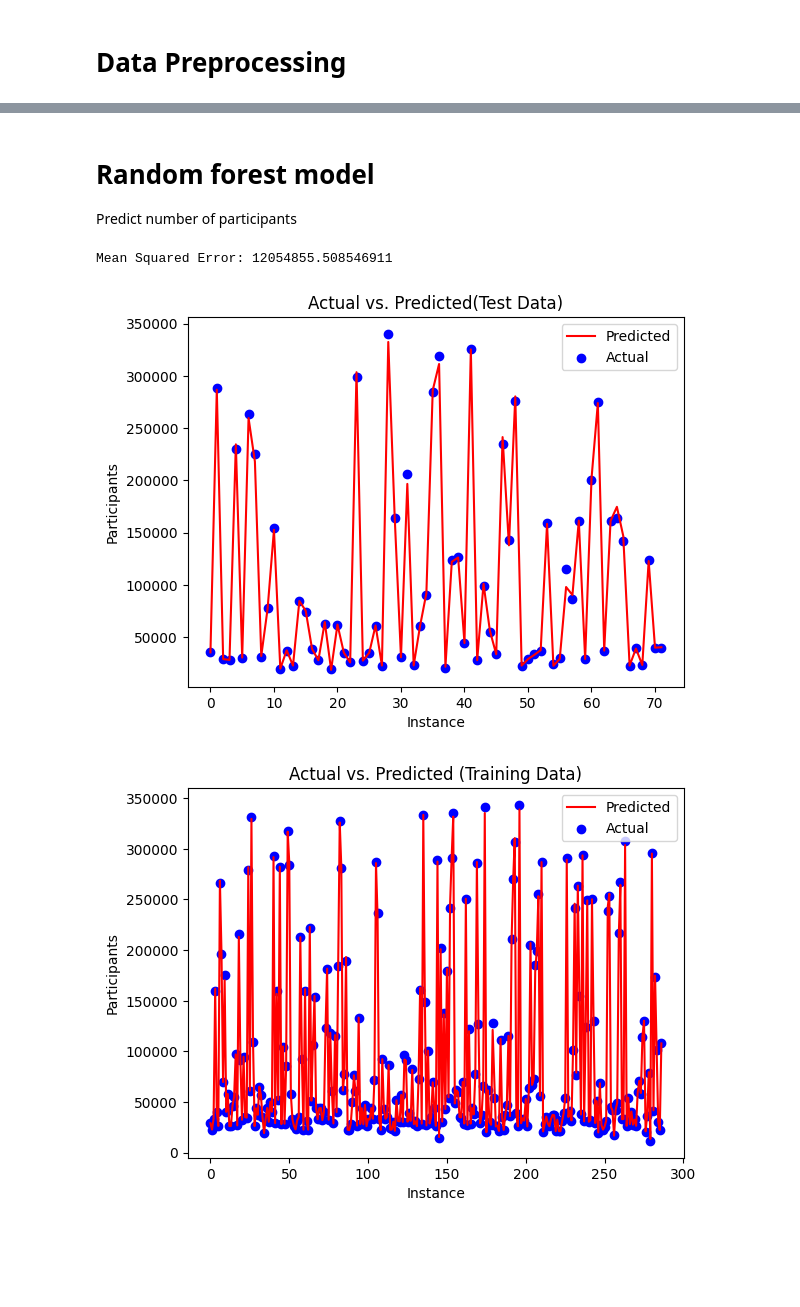
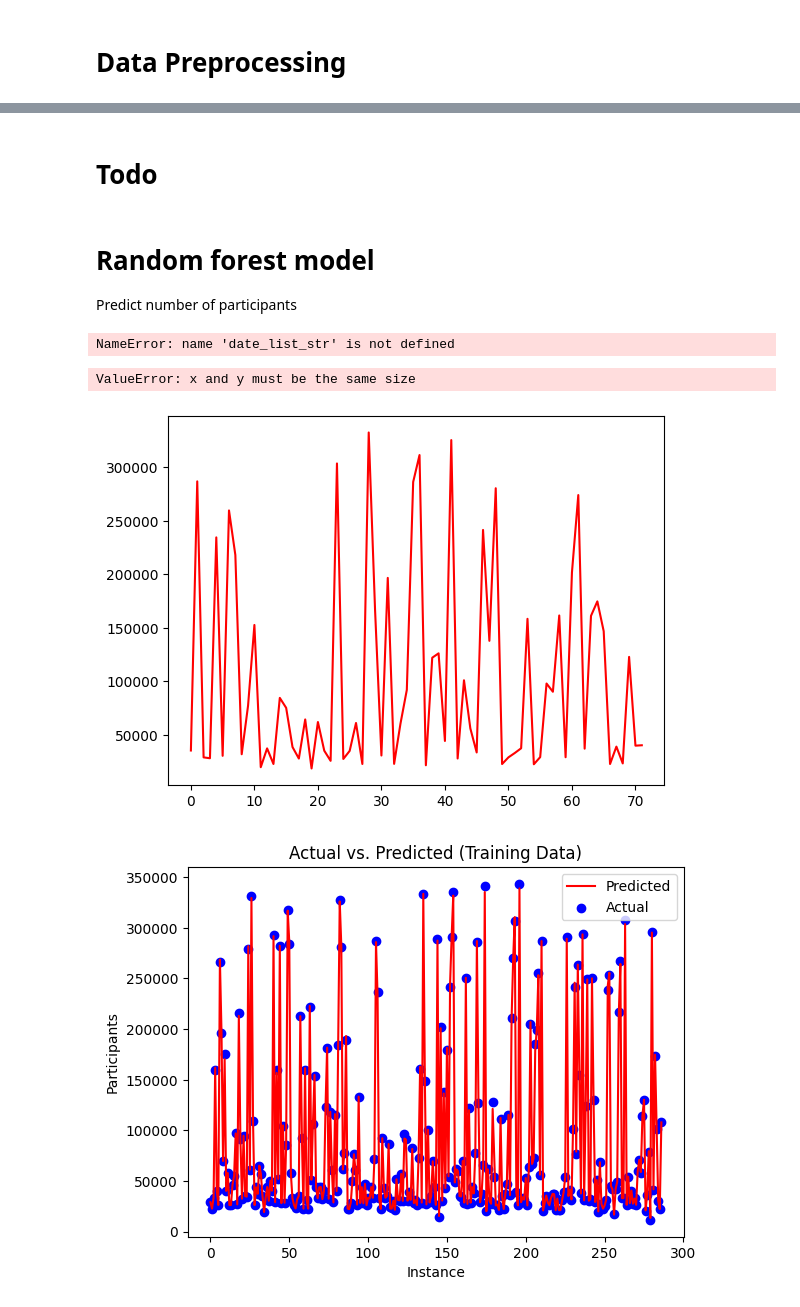
Before and after one commit to Qervas/mcm, a Jupyter notebook: data_preprocess.ipynb, the cells around one changed output, grey strips where cells are left out. Drawn from its saved outputs; the diff is of its cells as text; code cells hidden in the pictures; blank space fills up the shorter version.

```diff
--- a/data_preprocess.ipynb
+++ b/data_preprocess.ipynb
@@ -106,3 +147,5 @@ eg. $\frac{(1*a+2*b+3*c+4*d+5*c+6*e+7*f)}{100} = ~difficulty ~~coefficient$
+# %% [markdown]
+# Todo
 # %%
 # calculate the difficulty of each word
 D_list = [] # key: word, value: difficulty
@@ -120,17 +163,16 @@ from sklearn.metrics import mean_squared_error
 from sklearn.model_selection import train_test_split
 import numpy as np
 # %%
+import datetime
 
-#Transfer the date into a float number list
-date_list_float = []
-for date in date_list:
-	date_list_float.append(date.toordinal())
+# Set the reference date
+ref_date = datetime.date(2022, 1, 1)
 
-# Combine the input features: date, difficulty coeffient into an array
-X = np.array([date_list_float, D_list]).T
+# Convert the dates to datetime objects
+date_list = [datetime.datetime.strptime(date_str, '%Y-%m-%d').date() for date_str in date_list_str]
 
-# Use the normal people list as the target
-y = np.array(smoothed_normal_people_list)
+# Calculate the number of days since the reference date
+date_list_float = [(date - ref_date).days for date in date_list]
 
 
 # Split data into training and testing sets
@@ -145,25 +187,26 @@ rf.fit(X_train, y_train)
 # Make predictions on the test data
 y_pred = rf.predict(X_test)
 
-# Calculate mean squared error
-mse = mean_squared_error(y_test, y_pred)
-print('Mean Squared Error:', mse)
+# Evaluate model performance
+print('Mean Squared Error:', mean_squared_error(y_test, y_pred)) #  Calculate mean squared error
+print('R-squared:', r2_score(y_test, y_pred))
 # %% [output]
-Mean Squared Error: 12054855.508546911
+NameError: name 'date_list_str' is not defined
 # %%
 # Plot the predicted values as a red line
 plt.plot(y_pred, color='red', label='Predicted')
 
 # Plot the actual values as blue scatter points
-plt.scatter(range(len(y_test)), y_test, color='blue', label='Actual')
+plt.scatter(X_test, y_test, color='blue', label='Actual')
 
 plt.xlabel('Instance')
 plt.ylabel('Participants')
 plt.title('Actual vs. Predicted(Test Data)')
 plt.legend()
 plt.show()
 # %% [output]
+ValueError: x and y must be the same size
-[figure, old version]
+[figure, new version]
 # %%
 # Make predictions on the training data
 y_pred_train = rf.predict(X_train)
```
Also changed, not shown: parts of 11 cells of this notebook.
